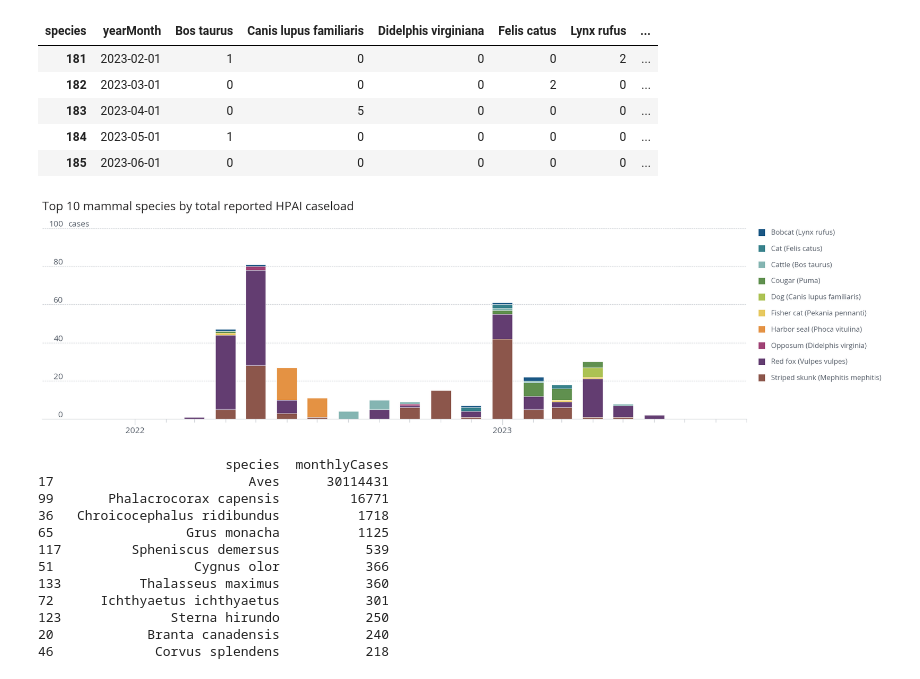
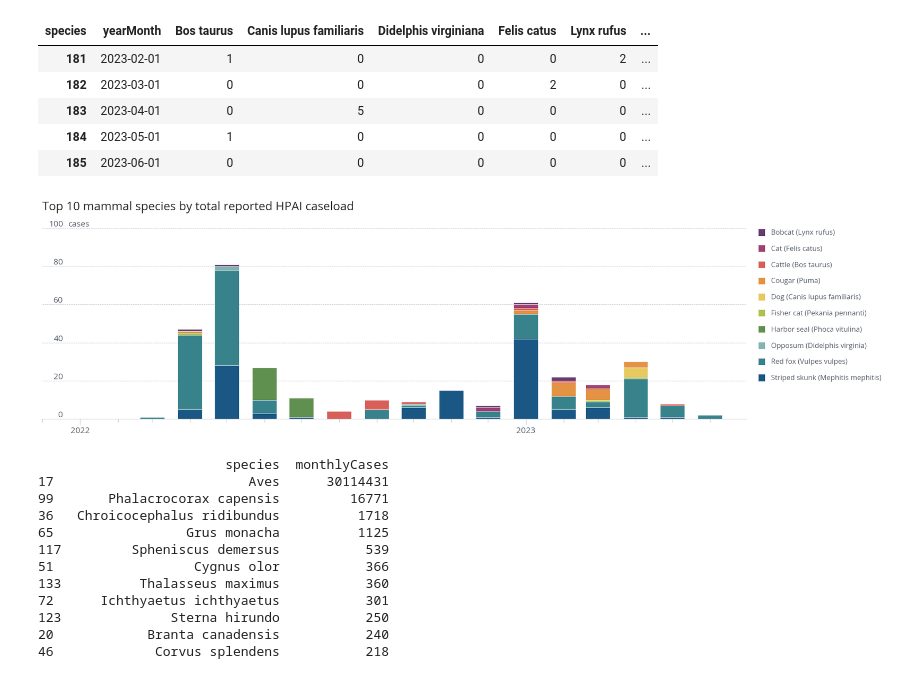
Before and after one commit to cghss-data-lab/uga-pipp, a Jupyter notebook: query_figures/query_figures_080123.ipynb, the cells around one changed output. Saved outputs shown, nothing was run; the diff lists cells and outputs as text; code cells hidden in the pictures.

```diff
--- a/query_figures/query_figures_080123.ipynb
+++ b/query_figures/query_figures_080123.ipynb
@@ -48,3 +49,6 @@ chart = ['#2C2B2B','#565E69','#CACED3','#E7EAEE']
 sns.palplot(sns.color_palette(chart))
 # %% [output]
 [figure]
+# %%
+colors = ['#1A5784', '#38828C', '#84B5B2', '#60904F', '#ACC253', '#E7C960', '#E49243', '#D75F58', '#A04275', '#633D71', '#8c564b', '#c7c7c7']
+sns.palplot(sns.color_palette(colors))
@@ -237,23 +252,23 @@ y10 =pivot_df['Mephitis mephitis']
 # Plot bars
 # The thing that gets plotted last in this list gets plotted on the bottom
 
-plt.bar(x, y1, bottom=y2+y3+y4+y5+y6+y7+y8+y9+y10, linewidth=0.5, width=20, align="center", color=colors[0], label='Bobcat (Lynx rufus)')
-plt.bar(x, y2, bottom=y3+y4+y5+y6+y7+y8+y9+y10, linewidth=0.5, width=20, align="center", color=colors[1], label='Cat (Felis catus)')
-plt.bar(x, y3, bottom=y4+y5+y6+y7+y8+y9+y10, linewidth=0.5,width=20, align="center", color=colors[2], label='Cattle (Bos taurus)')
-plt.bar(x, y4, bottom=y5+y6+y7+y8+y9+y10, linewidth=0.5,width=20, align="center", color=colors[3], label='Cougar (Puma)')
-plt.bar(x, y5, bottom=y6+y7+y8+y9+y10, linewidth=0.5, width=20, align="center", color=colors[4], label='Dog (Canis lupus familiaris)')
-plt.bar(x, y6, bottom=y7+y8+y9+y10, linewidth=0.5, width=20, align="center", color=colors[5], label='Fisher cat (Pekania pennanti)')
-plt.bar(x, y7, bottom=y8+y9+y10, linewidth=0.5,width=20, align="center", color=colors[6], label='Harbor seal (Phoca vitulina)')
-plt.bar(x, y8, bottom=y9+y10, linewidth=0.5,width=20, align="center", color=colors[8], label='Opposum (Didelphis virginia)')
-plt.bar(x, y9, bottom=y10, linewidth=0.5, width=20, align="center", color=colors[9], label='Red fox (Vulpes vulpes)')
-plt.bar(x, y10, bottom=0, linewidth=0.5, width=20, align="center", color=colors[10], label='Striped skunk (Mephitis mephitis)')
+plt.bar(x, y1, bottom=y2+y3+y4+y5+y6+y7+y8+y9+y10, linewidth=0.5, width=20, align="center", color=colors[9], label='Bobcat (Lynx rufus)')
+plt.bar(x, y2, bottom=y3+y4+y5+y6+y7+y8+y9+y10, linewidth=0.5, width=20, align="center", color=colors[8], label='Cat (Felis catus)')
+plt.bar(x, y3, bottom=y4+y5+y6+y7+y8+y9+y10, linewidth=0.5,width=20, align="center", color=colors[7], label='Cattle (Bos taurus)')
+plt.bar(x, y4, bottom=y5+y6+y7+y8+y9+y10, linewidth=0.5,width=20, align="center", color=colors[6], label='Cougar (Puma)')
+plt.bar(x, y5, bottom=y6+y7+y8+y9+y10, linewidth=0.5, width=20, align="center", color=colors[5], label='Dog (Canis lupus familiaris)')
+plt.bar(x, y6, bottom=y7+y8+y9+y10, linewidth=0.5, width=20, align="center", color=colors[4], label='Fisher cat (Pekania pennanti)')
+plt.bar(x, y7, bottom=y8+y9+y10, linewidth=0.5,width=20, align="center", color=colors[3], label='Harbor seal (Phoca vitulina)')
+plt.bar(x, y8, bottom=y9+y10, linewidth=0.5,width=20, align="center", color=colors[2], label='Opposum (Didelphis virginia)')
+plt.bar(x, y9, bottom=y10, linewidth=0.5, width=20, align="center", color=colors[1], label='Red fox (Vulpes vulpes)')
+plt.bar(x, y10, bottom=0, linewidth=0.5, width=20, align="center", color=colors[0], label='Striped skunk (Mephitis mephitis)')
 
 
 ax.xaxis_date()
 
 # Define x-axis range
-left = dt.date(2021, 10, 1)
-right = dt.date(2023, 9, 1)
+left = dt.date(2021, 12, 1)
+right = dt.date(2023, 7, 1)
 
 # Changes x-axis range
 plt.gca().set_xbound(left, right)
@@ -284,35 +299,35 @@ plt.xlabel("")
 # Extend x-axis without showing labels
 for label in ax.xaxis.get_ticklabels()[:1]:
     label.set_visible(False)
 
 for x in ax.xaxis.get_major_ticks()[:1]:
     x.set_visible(False)
 
-for x in ax.xaxis.get_minor_ticks()[:3]:
+for x in ax.xaxis.get_minor_ticks()[-1:]:
     x.set_visible(False)
 
 # Format y-axis label
 plt.ylabel("cases", rotation=0,loc='top',labelpad=-80,color=chart[1])
 for tick in ax.get_yticklabels():
     tick.set_verticalalignment("bottom")
 
 # after plotting the data, format the labels
 current_values = plt.gca().get_yticks()
 plt.gca().set_yticklabels(['{:,.0f}'.format(x) for x in current_values])
 
 
 # Get the legend and modify the handles
 handles, labels = ax.get_legend_handles_labels()
 leg = ax.legend(handles=handles, labels=labels, bbox_to_anchor=(1.20,1.03),labelcolor=chart[1],labelspacing=1.2)
 
 
 plt.tight_layout()
 # plt.show()
 plt.savefig('figures/hpai_mammal_10_2022.png', dpi=1200, facecolor='w',
             edgecolor='w',
             orientation='portrait',bbox_inches='tight')
 # %% [output]
-[figure, old version]
+[figure, new version]
 # %%
 
 # Filter the DataFrame to only include rows where class is "mammalia"
```
Also changed, not shown: parts of 20 cells of this notebook, 6 other files.
